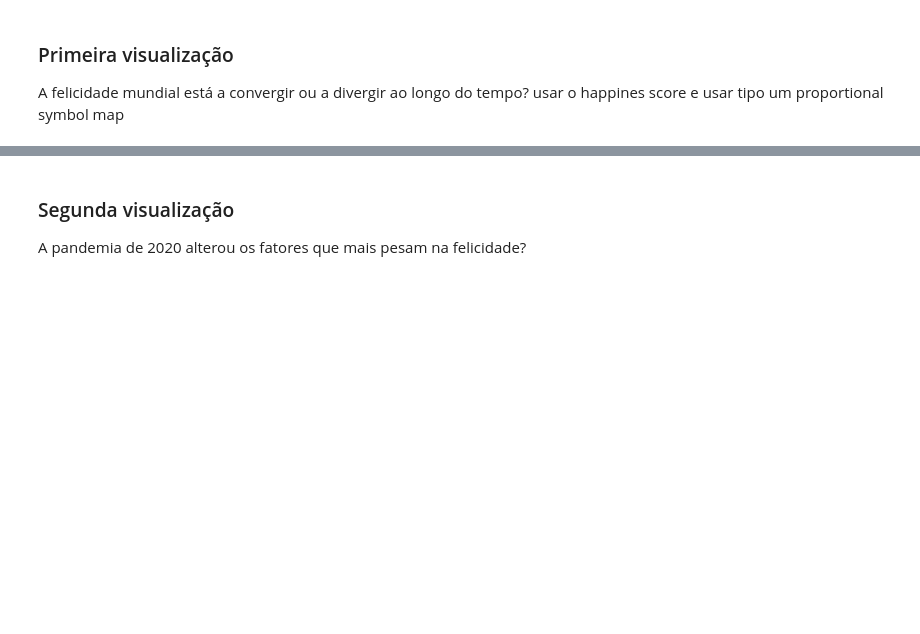
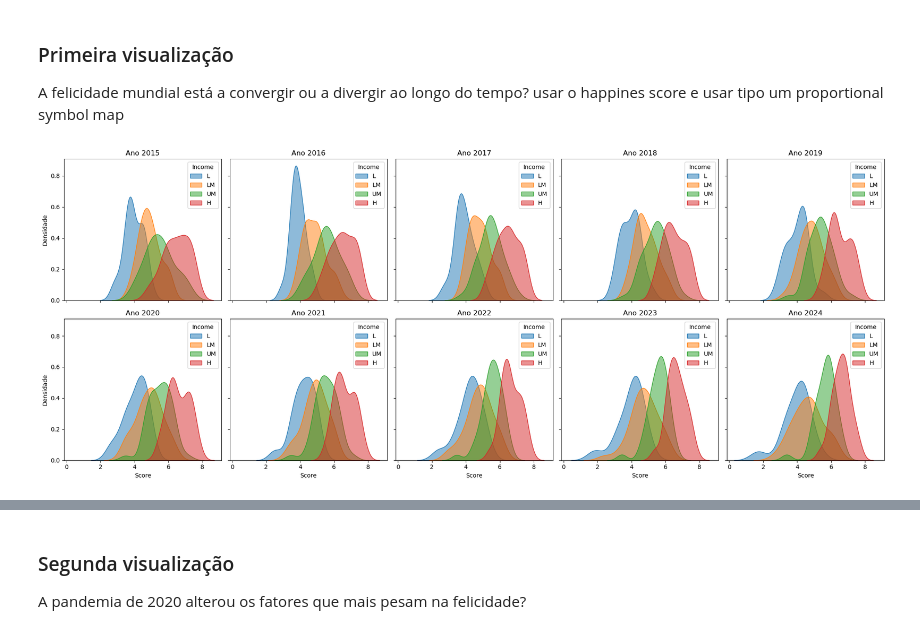
Before and after one commit to reberapower1/VD_Project_2, a Jupyter notebook: project.ipynb, the cells around one changed output, grey strips where cells are left out. Saved outputs shown, nothing was run; the diff lists cells and outputs as text; code cells hidden in the pictures; blank space fills up the shorter version.

```diff
--- a/project.ipynb
+++ b/project.ipynb
@@ -1177,3 +1307,34 @@ Como evoluiu a felicidade global entre 2015 e 2022, e que padrões regionais ou
 ### Primeira visualização
 A felicidade mundial está a convergir ou a divergir ao longo do tempo?
 usar o happines score e usar tipo um proportional symbol map
+# %%
+import matplotlib.pyplot as plt
+import seaborn as sns
+
+anos = list(range(2015, 2025))
+income_groups = ['L', 'LM', 'UM', 'H']
+
+# Definir o tamanho da figura
+fig, axes = plt.subplots(2, 5, figsize=(20, 8), sharex=True, sharey=True)
+axes = axes.flatten()  # facilitar iteração
+
+# Loop pelos anos
+for i, ano in enumerate(anos):
+    ax = axes[i]
+    for income in income_groups:
+        sns.kdeplot(
+            datasets[ano].loc[datasets[ano]['Income'] == income, 'Score'],
+            label=income,
+            ax=ax,
+            fill=True,
+            alpha=0.5
+        )
+    ax.set_title(f'Ano {ano}')
+    ax.set_xlabel('Score')
+    ax.set_ylabel('Densidade')
+    ax.legend(title='Income')
+
+plt.tight_layout()
+plt.show()
+# %% [output]
+[figure, added]
```
Also changed, not shown: parts of 18 cells of this notebook.
